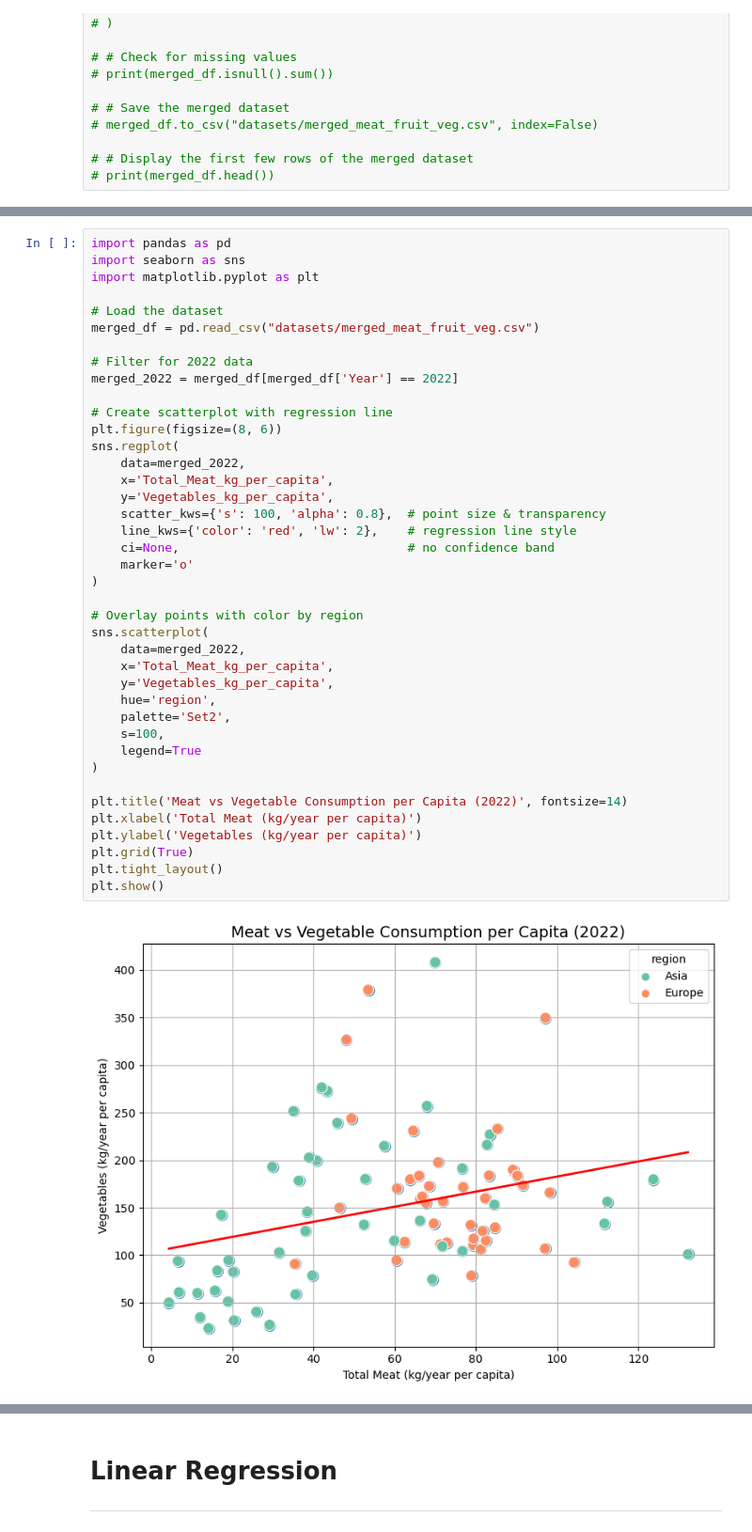
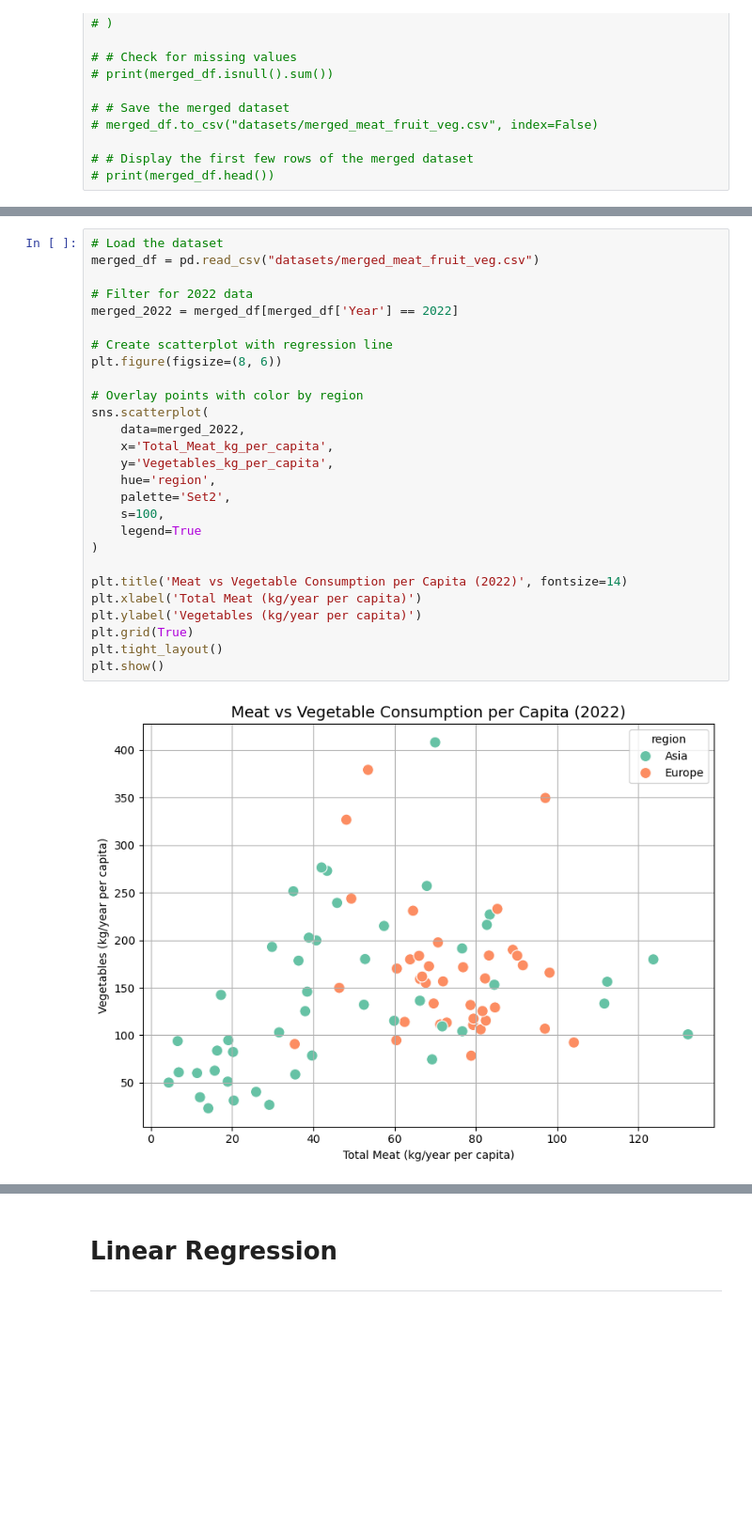
Before and after one commit to Tako870/tddm-ca, a Jupyter notebook: CA.ipynb, the cells around one changed output, grey strips where cells are left out. Shown at 94% size. Saved outputs shown, nothing was run; the diff lists cells and outputs as text; blank space fills up the shorter version.

```diff
--- a/CA.ipynb
+++ b/CA.ipynb
@@ -315,43 +153,30 @@ Two-sided p-value:             0.0000
 # %%
-import pandas as pd
-import seaborn as sns
-import matplotlib.pyplot as plt
-
 # Load the dataset
 merged_df = pd.read_csv("datasets/merged_meat_fruit_veg.csv")
 
 # Filter for 2022 data
 merged_2022 = merged_df[merged_df['Year'] == 2022]
 
 # Create scatterplot with regression line
 plt.figure(figsize=(8, 6))
-sns.regplot(
-    data=merged_2022,
-    x='Total_Meat_kg_per_capita',
-    y='Vegetables_kg_per_capita',
-    scatter_kws={'s': 100, 'alpha': 0.8},  # point size & transparency
-    line_kws={'color': 'red', 'lw': 2},    # regression line style
-    ci=None,                               # no confidence band
-    marker='o'
-)
 
 # Overlay points with color by region
 sns.scatterplot(
     data=merged_2022,
     x='Total_Meat_kg_per_capita',
     y='Vegetables_kg_per_capita',
     hue='region',
     palette='Set2',
     s=100,
     legend=True
 )
 
 plt.title('Meat vs Vegetable Consumption per Capita (2022)', fontsize=14)
 plt.xlabel('Total Meat (kg/year per capita)')
 plt.ylabel('Vegetables (kg/year per capita)')
 plt.grid(True)
 plt.tight_layout()
 plt.show()
 # %% [output]
-[figure, old version]
+[figure, new version]
 # %%
```
Also changed, not shown: parts of 19 cells of this notebook.
